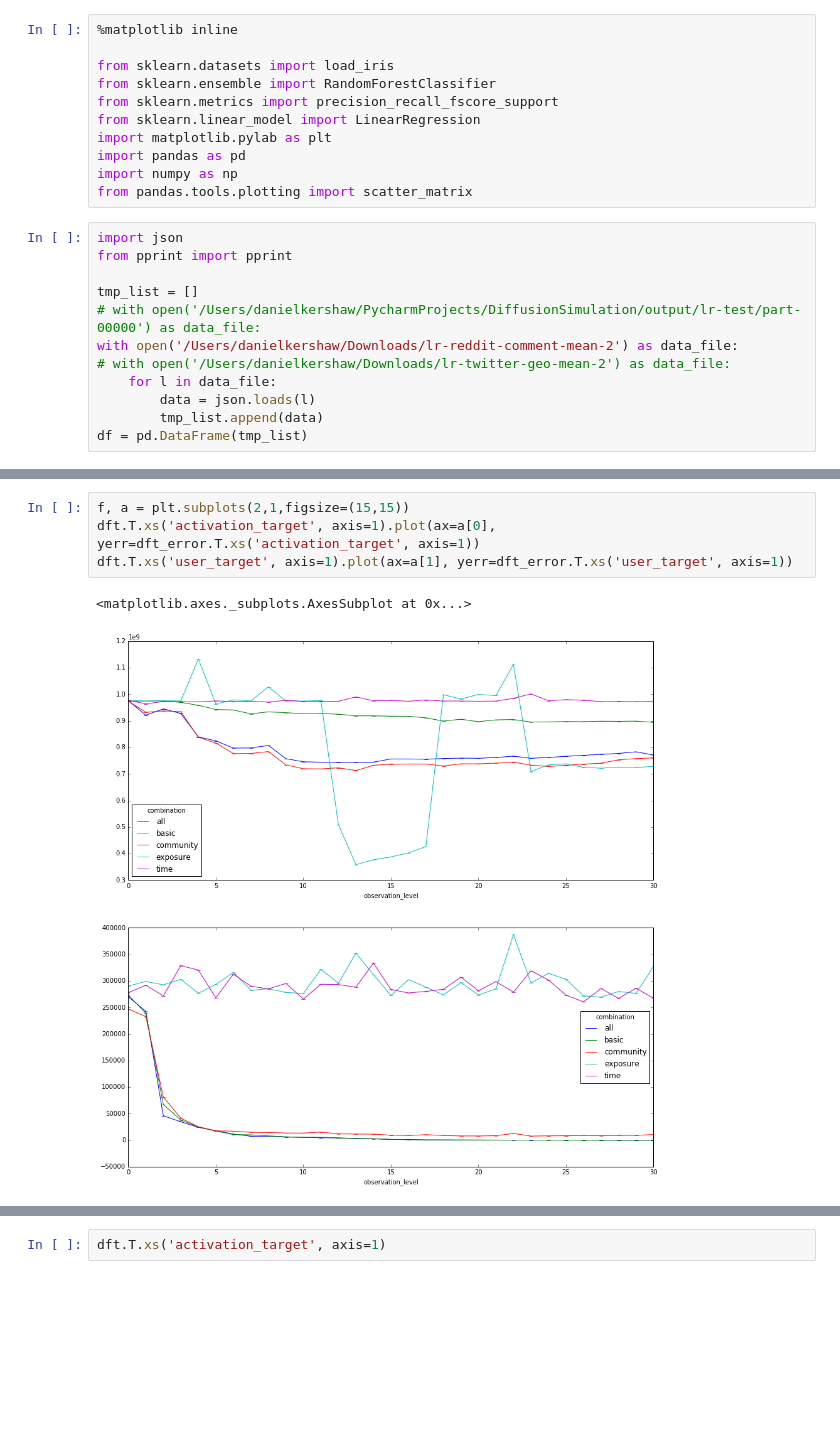
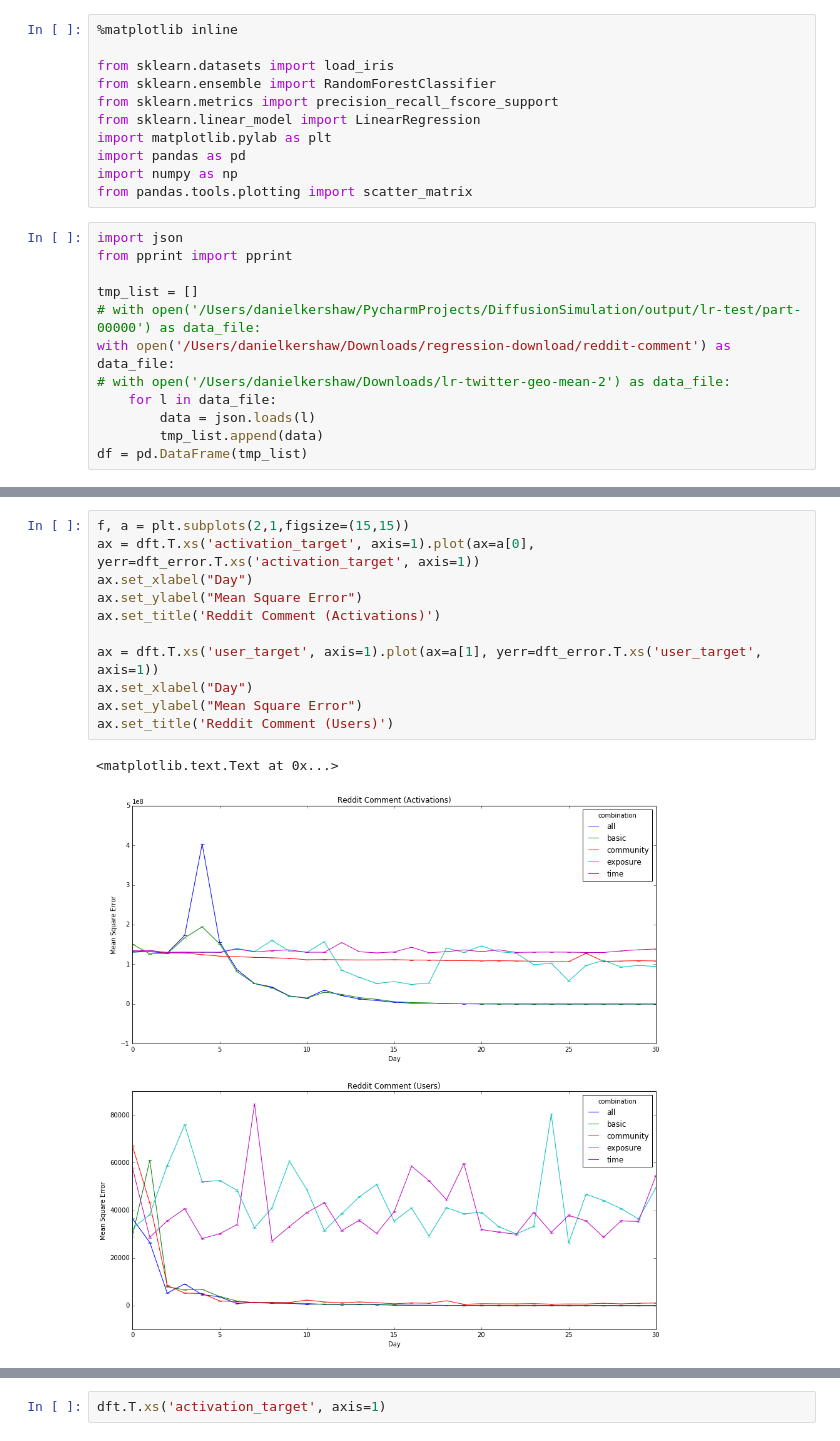
Before and after one commit to danjamker/DiffusionSimulation, a Jupyter notebook: notebook/Regression Visulisation.ipynb, the cells around one changed output, grey strips where cells are left out. Saved outputs shown, nothing was run; the diff lists cells and outputs as text; blank space fills up the shorter version.

```diff
--- a/notebook/Regression Visulisation.ipynb
+++ b/notebook/Regression Visulisation.ipynb
@@ -15,7 +15,7 @@ from pprint import pprint
 
 tmp_list = []
 # with open('/Users/danielkershaw/PycharmProjects/DiffusionSimulation/output/lr-test/part-00000') as data_file:
-with open('/Users/danielkershaw/Downloads/lr-reddit-comment-mean-2') as data_file:
+with open('/Users/danielkershaw/Downloads/regression-download/reddit-comment') as data_file:
 # with open('/Users/danielkershaw/Downloads/lr-twitter-geo-mean-2') as data_file:
     for l in data_file:
         data = json.loads(l)
@@ -63,10 +30,17 @@ dft.T
 # %%
 f, a = plt.subplots(2,1,figsize=(15,15))
-dft.T.xs('activation_target', axis=1).plot(ax=a[0], yerr=dft_error.T.xs('activation_target', axis=1))
-dft.T.xs('user_target', axis=1).plot(ax=a[1], yerr=dft_error.T.xs('user_target', axis=1))
+ax = dft.T.xs('activation_target', axis=1).plot(ax=a[0], yerr=dft_error.T.xs('activation_target', axis=1))
+ax.set_xlabel("Day")
+ax.set_ylabel("Mean Square Error")
+ax.set_title('Reddit Comment (Activations)')
+
+ax = dft.T.xs('user_target', axis=1).plot(ax=a[1], yerr=dft_error.T.xs('user_target', axis=1))
+ax.set_xlabel("Day")
+ax.set_ylabel("Mean Square Error")
+ax.set_title('Reddit Comment (Users)')
 # %% [output]
-<matplotlib.axes._subplots.AxesSubplot at 0x...>
+<matplotlib.text.Text at 0x...>
-[figure, old version]
+[figure, new version]
 # %%
 f, a = plt.subplots(2,1,figsize=(15,15))
 dft.T.xs('activation_target', axis=1).plot(ax=a[0])
```
Also changed, not shown: parts of 4 cells of this notebook, 2 other files.
